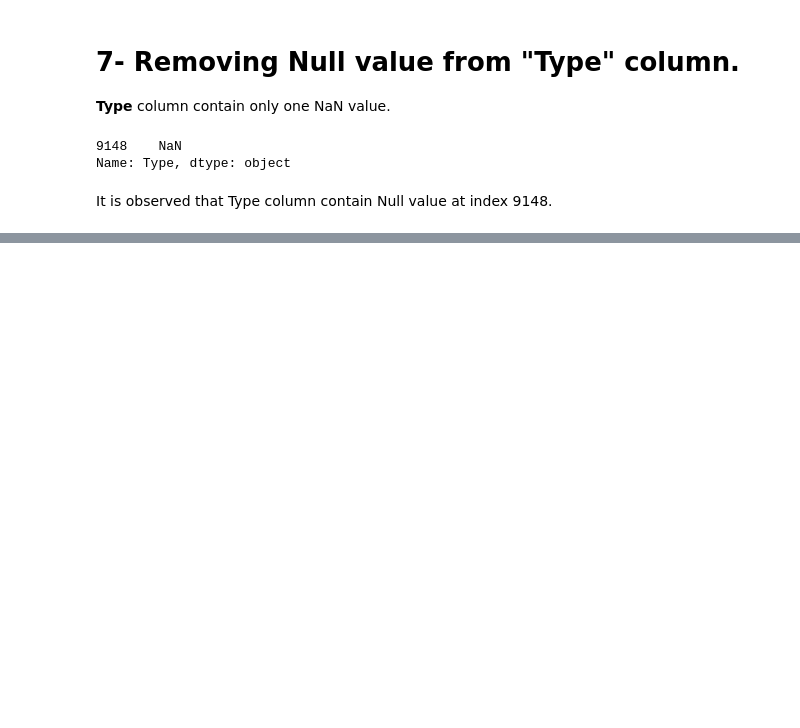
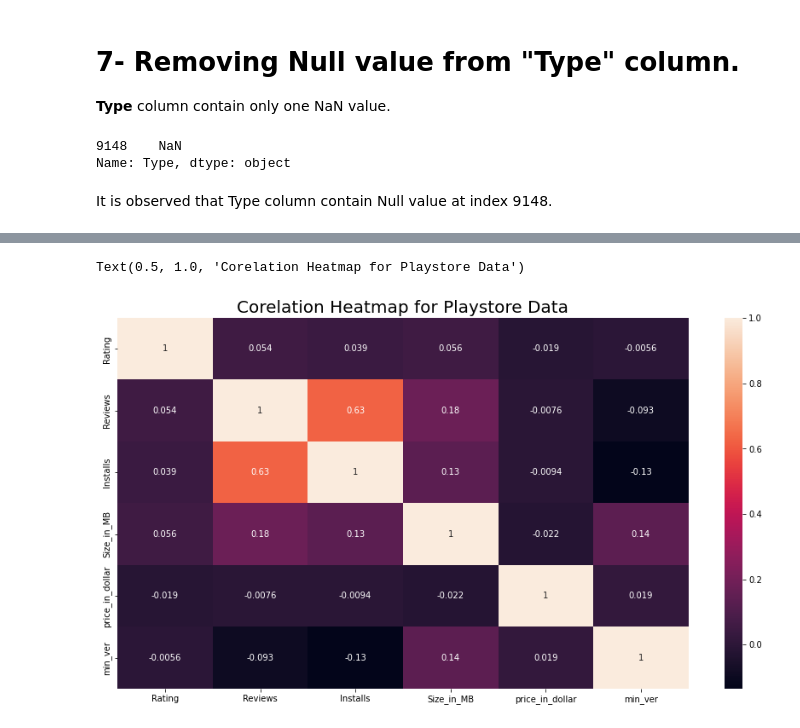
Before and after one commit to mukteshsingh95/Play-Store-App, a Jupyter notebook: Play_Store_App.ipynb, the cells around one changed output, grey strips where cells are left out. Cells and saved outputs as stored; diff of their text form; code cells hidden in the pictures; blank space fills up the shorter version.

```diff
--- a/Play_Store_App.ipynb
+++ b/Play_Store_App.ipynb
@@ -363,0 +401,3 @@ df = df.drop(9148).reset_index(drop=True)
+# %%
+# Applying the function.
+df['min_ver']=df['Android Ver'].apply(lambda x : get_ver(x))
@@ -363,0 +418,8 @@ df = df.drop(9148).reset_index(drop=True)
+# %%
+# Removing DUPLICATES from the Dataframe.
+df=df.drop_duplicates(subset = 'App')
+# %%
+df=df.reset_index()
+# %%
+#Dropping the index
+df.drop(['index'],axis = 1,inplace=True)
@@ -363,0 +515,8 @@ df = df.drop(9148).reset_index(drop=True)
+# %%
+# Heat map for play_store
+plt.rcParams['figure.figsize'] = (15, 8)
+sns.heatmap(df.corr(), annot= True)
+plt.title('Corelation Heatmap for Playstore Data', size=20)
+# %% [output]
+Text(0.5, 1.0, 'Corelation Heatmap for Playstore Data')
+[figure, added]
```
Also changed, not shown: parts of 39 cells of this notebook.
